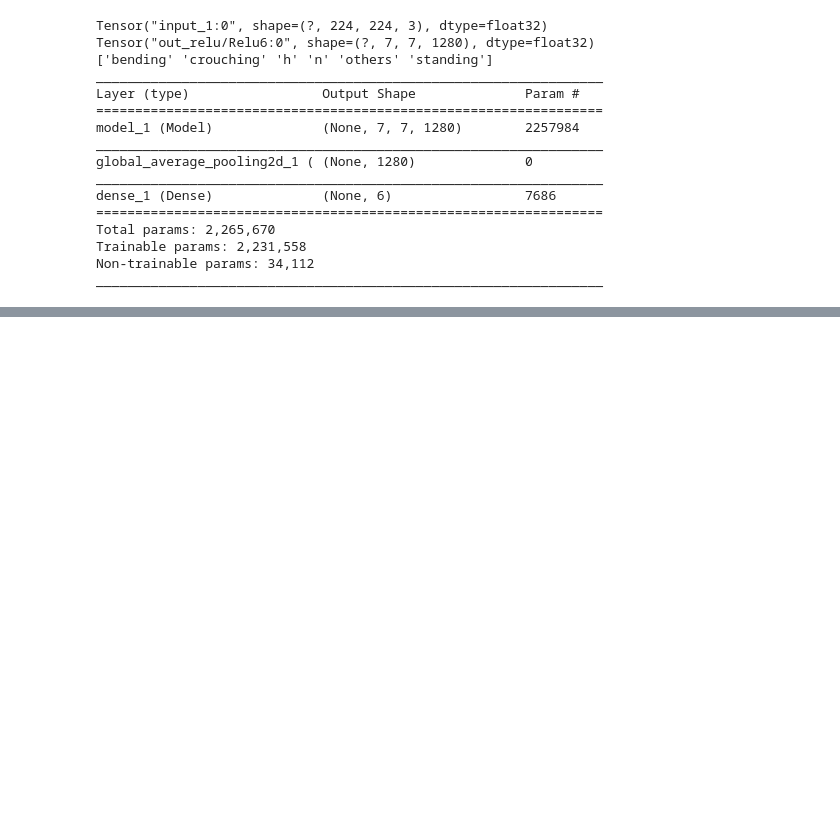
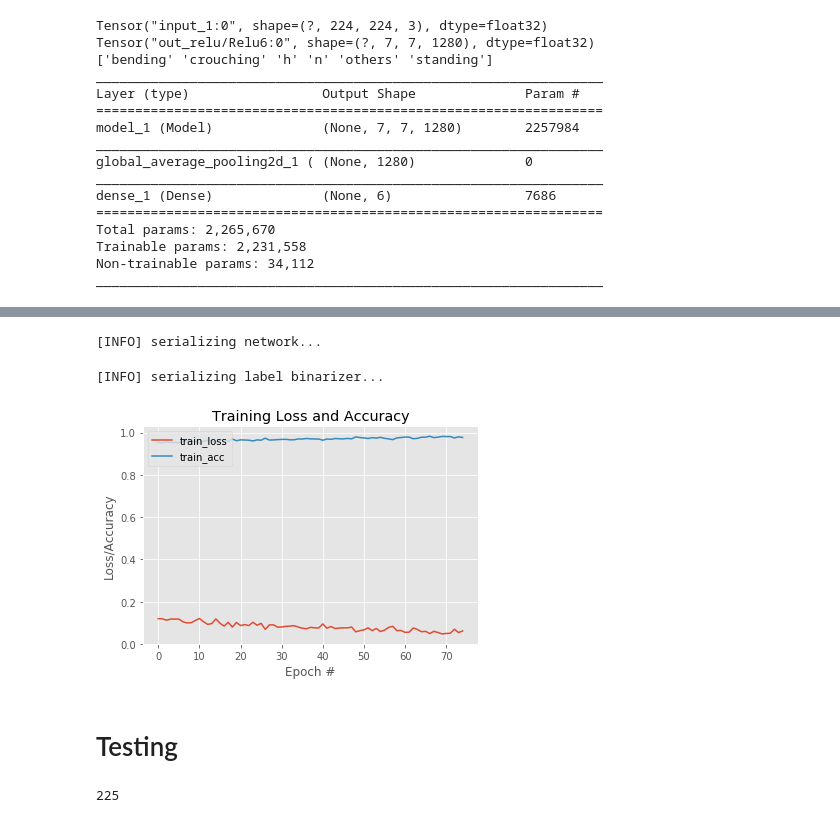
Before and after one commit to ThaoPN/pose_multilabel_classify, a Jupyter notebook: train_mobilenet_v2.ipynb, the cells around one changed output, grey strips where cells are left out. Cells and saved outputs as stored; diff of their text form; code cells hidden in the pictures; blank space fills up the shorter version.

```diff
--- a/train_mobilenet_v2.ipynb
+++ b/train_mobilenet_v2.ipynb
@@ -54,7 +34,7 @@ BS = 32
 IMAGE_DIMS = (224, 224, 3)
 # %%
 # Load images
-imagePaths = sorted(list(paths.list_images('./dataset/train_set')))
+imagePaths = sorted(list(paths.list_images('./pose_dataset/train_set')))
 random.seed(42)
 random.shuffle(imagePaths)
 # %%
@@ -223,0 +219,6 @@ Epoch 1/75
+# %%
+H = new_model.fit_generator(
+    aug.flow(trainX, trainY, batch_size=BS),
+#     validation_data=(testX, testY),
+    steps_per_epoch=len(trainX) // BS,
+    epochs=EPOCHS, verbose=1)
@@ -223,0 +243,39 @@ Epoch 1/75
+# %%
+# save the model to disk
+print("[INFO] serializing network...")
+new_model.save('pose_multi_labels_mobilenet_v2.h5')
+# %% [output]
+[INFO] serializing network...
+# %%
+print("[INFO] serializing label binarizer...")
+f = open('mlb.pickle', "wb")
+f.write(pickle.dumps(mlb))
+f.close()
+# %% [output]
+[INFO] serializing label binarizer...
+# %%
+# plot the training loss and accuracy
+plt.style.use("ggplot")
+plt.figure()
+N = EPOCHS
+plt.plot(np.arange(0, N), H.history["loss"], label="train_loss")
+# plt.plot(np.arange(0, N), H.history["val_loss"], label="val_loss")
+plt.plot(np.arange(0, N), H.history["acc"], label="train_acc")
+# plt.plot(np.arange(0, N), H.history["val_acc"], label="val_acc")
+plt.title("Training Loss and Accuracy")
+plt.xlabel("Epoch #")
+plt.ylabel("Loss/Accuracy")
+plt.legend(loc="upper left")
+plt.savefig('plot.jpg')
+# %% [output]
+[figure, added]
+# %% [markdown]
+# Testing
+# %%
+# Load images
+test_image_paths = sorted(list(paths.list_images('./pose_dataset/test_set')))
+random.seed(42)
+random.shuffle(test_image_paths)
+print(len(test_image_paths))
+# %% [output]
+225
```
Also changed, not shown: parts of 7 cells of this notebook, 4 other files.
